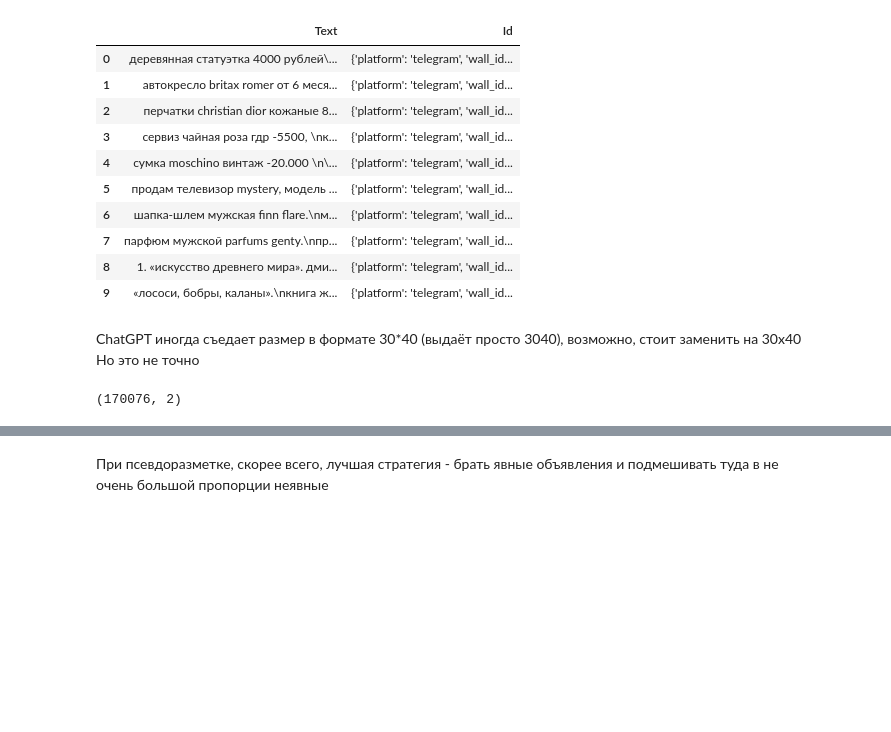
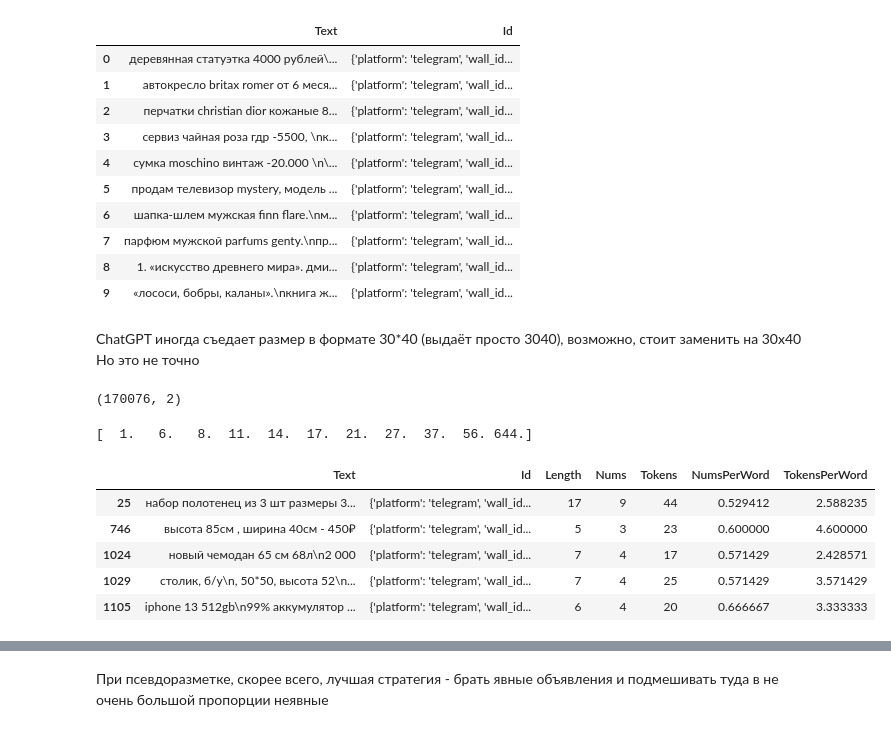
Before and after one commit to lpetrov02/ads_parsing, a Jupyter notebook: Parsing/filter_data.ipynb, the cells around one changed output, grey strips where cells are left out. Drawn from its saved outputs; the diff is of its cells as text; code cells hidden in the pictures; blank space fills up the shorter version.

```diff
--- a/Parsing/filter_data.ipynb
+++ b/Parsing/filter_data.ipynb
@@ -59,10 +66,22 @@ data.shape
 # %% [output]
 (170076, 2)
 # %%
-data["Length"] = data.loc[:, "Text"].apply(lambda x: len(list(x.split())))
+data["Length"] = data.loc[:, "Text"].apply(count_words)
+print(np.quantile(data["Length"].values, q=np.linspace(0, 1, 11)))
 data = data[data["Length"] >= 5]
+# %% [output]
+[  1.   6.   8.  11.  14.  17.  21.  27.  37.  56. 644.]
 # %%
 data["Nums"] = data.loc[:, "Text"].apply(count_numbers)
 data["Tokens"] = data.loc[:, "Text"].apply(count_input_tokens)
 data["NumsPerWord"] = data.loc[:, "Nums"] / data.loc[:, "Length"]
 data["TokensPerWord"] = data.loc[:, "Tokens"] / data.loc[:, "Length"]
+# %%
+data[data["NumsPerWord"] > 0.5].head()
+# %% [output]
+|  | Text | Id | Length | Nums | Tokens | NumsPerWord | TokensPerWord |
+| 25 | набор полотенец из 3 шт размеры 3... | {'platform': 'telegram', 'wall_id... | 17 | 9 | 44 | 0.529412 | 2.588235 |
+| 746 | высота 85см , ширина 40см - 450₽ | {'platform': 'telegram', 'wall_id... | 5 | 3 | 23 | 0.600000 | 4.600000 |
+| 1024 | новый чемодан 65 см 68л\n2 000 | {'platform': 'telegram', 'wall_id... | 7 | 4 | 17 | 0.571429 | 2.428571 |
+| 1029 | столик, б/у\n, 50*50, высота 52\n... | {'platform': 'telegram', 'wall_id... | 7 | 4 | 25 | 0.571429 | 3.571429 |
+| 1105 | iphone 13 512gb\n99% аккумулятор ... | {'platform': 'telegram', 'wall_id... | 6 | 4 | 20 | 0.666667 | 3.333333 |
```
Also changed, not shown: parts of 34 cells of this notebook, 1 other file.
